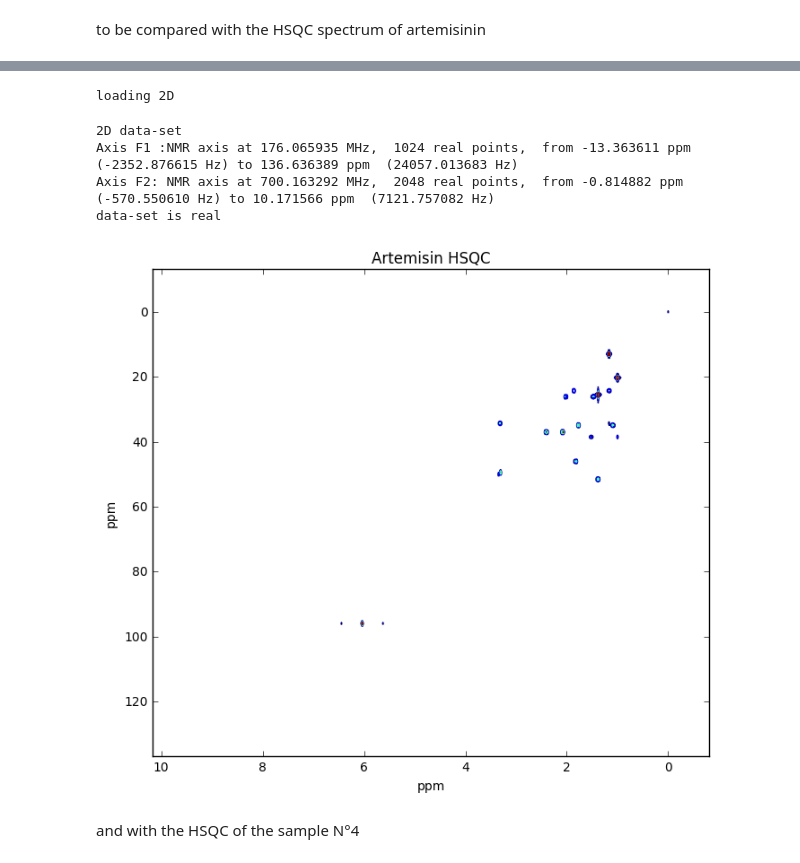
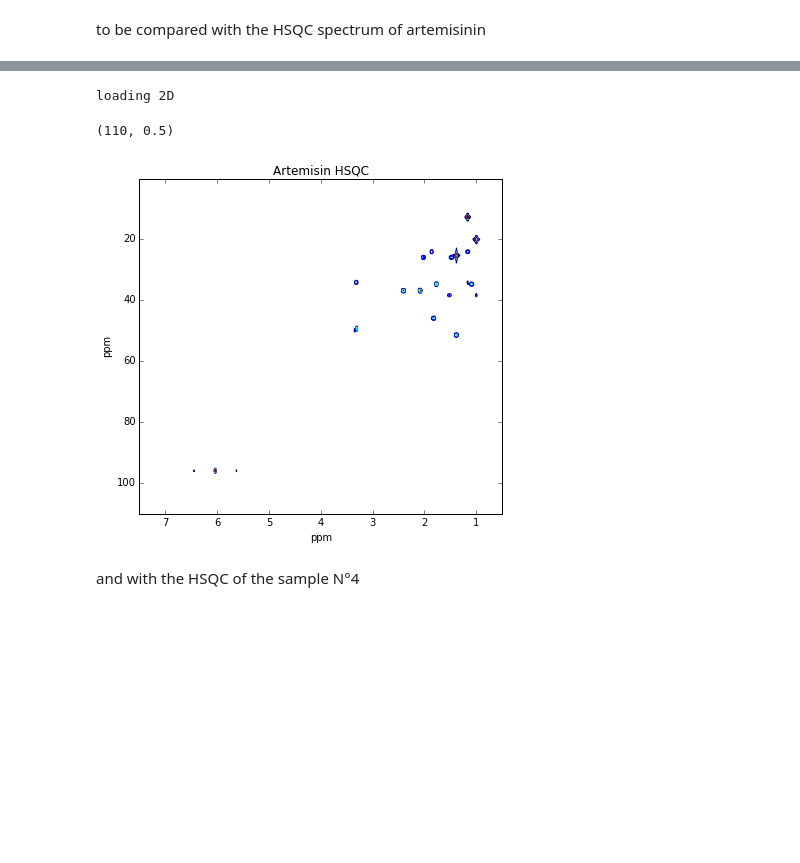
Before and after one commit to harel-coffee/plasmodesma-auto, a Jupyter notebook: Analysis.ipynb, the cells around one changed output, grey strips where cells are left out. Saved outputs shown, nothing was run; the diff lists cells and outputs as text; code cells hidden in the pictures; blank space fills up the shorter version.

```diff
--- a/Analysis.ipynb
+++ b/Analysis.ipynb
@@ -367,15 +369,14 @@ type spike.plugins.report() for a short description
 # %%
 d = NPKData(name='../DATA/ARTE_160816/ARTEref/40/processed.gs2')
 d.unit = 'ppm'
-fig, ax = plt.subplots(figsize=(8,7))
+fig, ax = plt.subplots(figsize=(6.5,6))
 d.display(scale=4,title='Artemisin HSQC',figure=ax)
+ax.set_xlim(xmin=7.5, xmax=0.5)
+ax.set_ylim(ymin=110, ymax=0.5)
 # %% [output]
 loading 2D
-2D data-set
-Axis F1 :NMR axis at 176.065935 MHz,  1024 real points,  from -13.363611 ppm (-2352.876615 Hz) to 136.636389 ppm  (24057.013683 Hz)
-Axis F2: NMR axis at 700.163292 MHz,  2048 real points,  from -0.814882 ppm (-570.550610 Hz) to 10.171566 ppm  (7121.757082 Hz)
-data-set is real
+(110, 0.5)
-[figure, old version]
+[figure, new version]
 # %% [markdown]
 and with the HSQC of the sample N°4
 # %%
```
Also changed, not shown: parts of 21 cells of this notebook, 2 other files.
